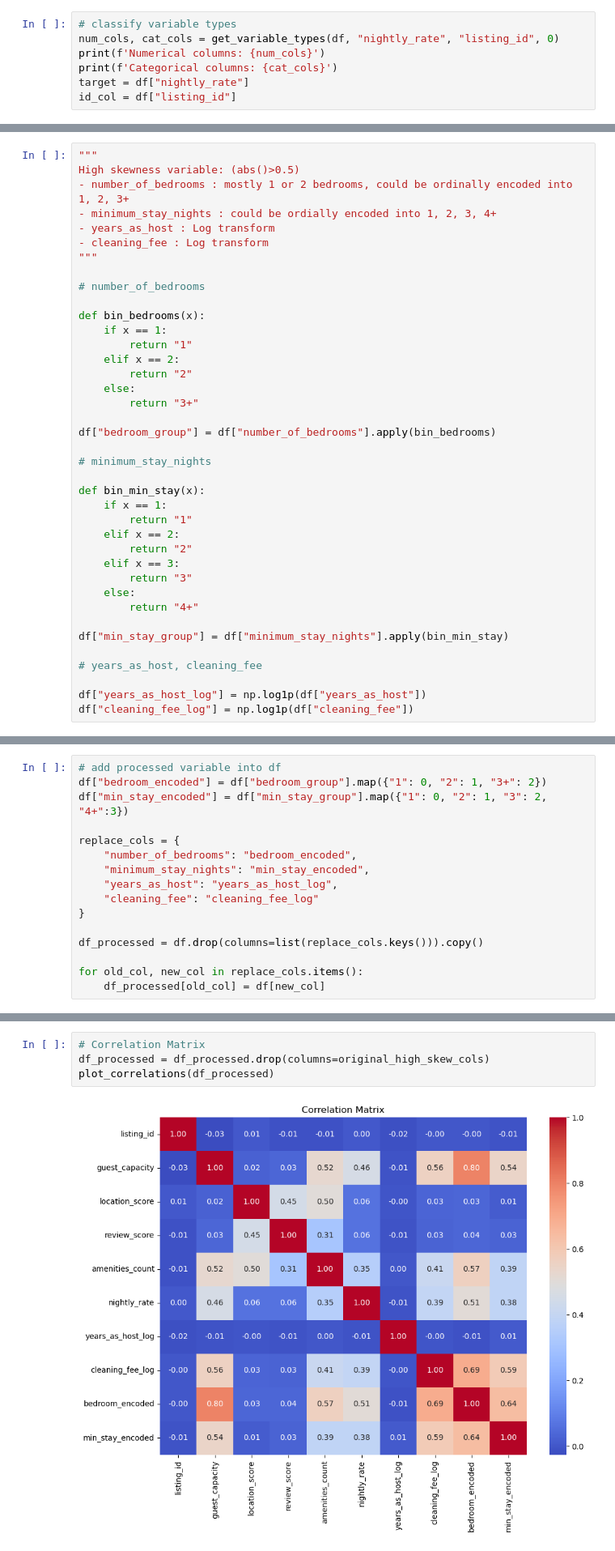
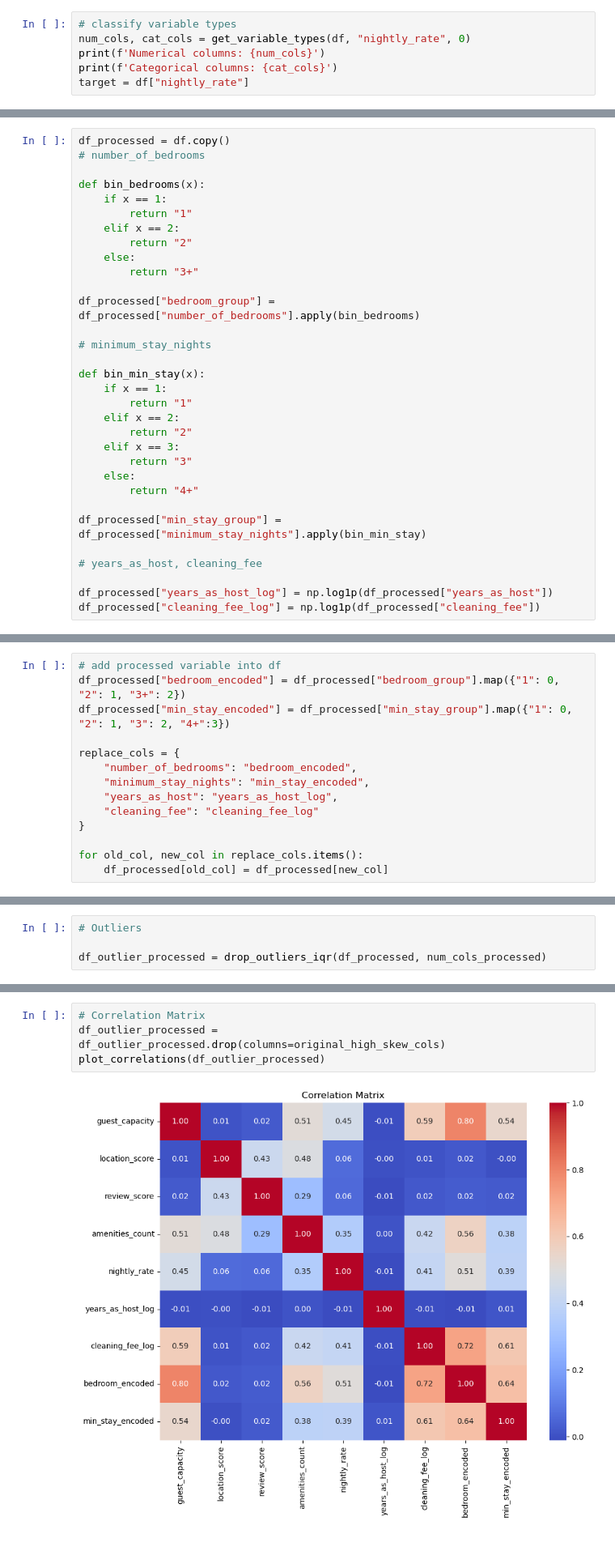
Before and after one commit to ychia112/Airbnb-Data-Mining-Project, a Jupyter notebook: notebooks/01_EDA.ipynb, the cells around one changed output, grey strips where cells are left out. Shown: that part at 81% size. Cells and saved outputs as stored; diff of their text form.

```diff
--- a/notebooks/01_EDA.ipynb
+++ b/notebooks/01_EDA.ipynb
@@ -64,11 +65,10 @@ nightly_rate           0
 dtype: int64
 # %%
 # classify variable types
-num_cols, cat_cols = get_variable_types(df, "nightly_rate", "listing_id", 0)
+num_cols, cat_cols = get_variable_types(df, "nightly_rate", 0)
 print(f'Numerical columns: {num_cols}')
 print(f'Categorical columns: {cat_cols}')
 target = df["nightly_rate"]
-id_col = df["listing_id"]
 # %% [output]
 Numerical columns: ['number_of_bedrooms', 'guest_capacity', 'location_score', 'review_score', 'amenities_count', 'minimum_stay_nights', 'years_as_host', 'cleaning_fee']
 Categorical columns: ['property_type', 'host_response_time', 'season', 'cancellation_policy']
@@ -102,12 +108,5 @@ dtype: float64
 # %%
-"""
-High skewness variable: (abs()>0.5)
-- number_of_bedrooms : mostly 1 or 2 bedrooms, could be ordinally encoded into 1, 2, 3+
-- minimum_stay_nights : could be ordially encoded into 1, 2, 3, 4+
-- years_as_host : Log transform
-- cleaning_fee : Log transform
-"""
-
+df_processed = df.copy()
 # number_of_bedrooms
 
 def bin_bedrooms(x):
@@ -118,7 +117,7 @@ def bin_bedrooms(x):
     else:
         return "3+"
 
-df["bedroom_group"] = df["number_of_bedrooms"].apply(bin_bedrooms)
+df_processed["bedroom_group"] = df_processed["number_of_bedrooms"].apply(bin_bedrooms)
 
 # minimum_stay_nights
 
@@ -132,18 +131,18 @@ def bin_min_stay(x):
     else:
         return "4+"
 
-df["min_stay_group"] = df["minimum_stay_nights"].apply(bin_min_stay)
+df_processed["min_stay_group"] = df_processed["minimum_stay_nights"].apply(bin_min_stay)
 
 # years_as_host, cleaning_fee
 
-df["years_as_host_log"] = np.log1p(df["years_as_host"])
-df["cleaning_fee_log"] = np.log1p(df["cleaning_fee"])
+df_processed["years_as_host_log"] = np.log1p(df_processed["years_as_host"])
+df_processed["cleaning_fee_log"] = np.log1p(df_processed["cleaning_fee"])
 # %%
 num_cols_processed = list(set(num_cols) - {"number_of_bedrooms", "minimum_stay_nights", "years_as_host", "cleaning_fee"}) + ["bedroom_encoded", "min_stay_encoded", "years_as_host_log", "cleaning_fee_log"]
 # %%
 # add processed variable into df
-df["bedroom_encoded"] = df["bedroom_group"].map({"1": 0, "2": 1, "3+": 2})
-df["min_stay_encoded"] = df["min_stay_group"].map({"1": 0, "2": 1, "3": 2, "4+":3})
+df_processed["bedroom_encoded"] = df_processed["bedroom_group"].map({"1": 0, "2": 1, "3+": 2})
+df_processed["min_stay_encoded"] = df_processed["min_stay_group"].map({"1": 0, "2": 1, "3": 2, "4+":3})
 
 replace_cols = {
     "number_of_bedrooms": "bedroom_encoded",
@@ -152,10 +151,8 @@ replace_cols = {
     "cleaning_fee": "cleaning_fee_log"
 }
 
-df_processed = df.drop(columns=list(replace_cols.keys())).copy()
-
 for old_col, new_col in replace_cols.items():
-    df_processed[old_col] = df[new_col]
+    df_processed[old_col] = df_processed[new_col]
 # %%
 skew_check(df_processed, num_cols_processed)
 # %% [output]
@@ -182,3 +179,7 @@ plot_distributions(df[processed_high_skew_cols], processed_high_skew_cols)
 [figure]
 [figure]
 [figure]
+# %%
+# Outliers
+
+df_outlier_processed = drop_outliers_iqr(df_processed, num_cols_processed)
@@ -185,6 +212,6 @@ plot_distributions(df[processed_high_skew_cols], processed_high_skew_cols)
 # %%
 # Correlation Matrix
-df_processed = df_processed.drop(columns=original_high_skew_cols)
-plot_correlations(df_processed)
+df_outlier_processed = df_outlier_processed.drop(columns=original_high_skew_cols)
+plot_correlations(df_outlier_processed)
 # %% [output]
-[figure, old version]
+[figure, new version]
```
Also changed, not shown: parts of 16 cells of this notebook, 1 other file.
